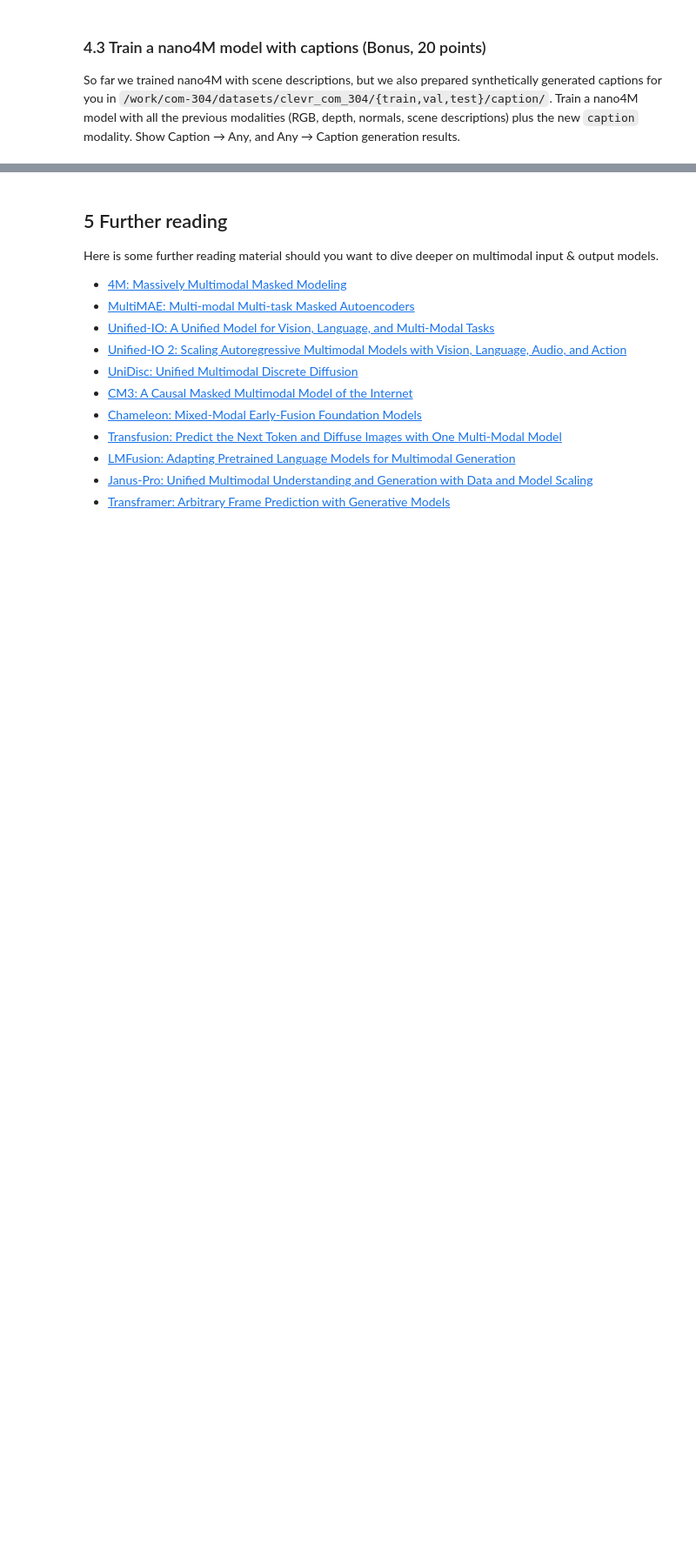
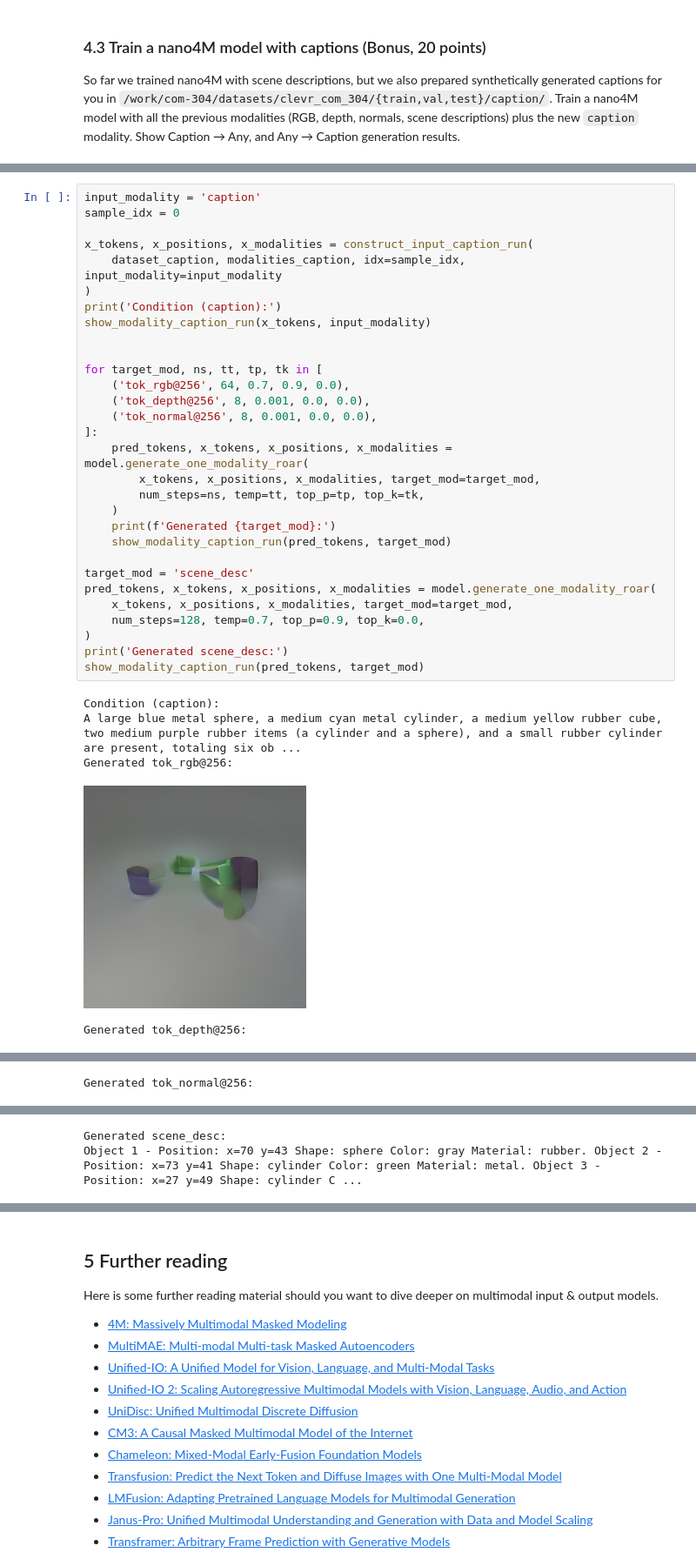
Before and after one commit to ZenWang00/2026-Spring-CS503-Visual-Intelligence-Homework, a Jupyter notebook: NanoFM_Homeworks/notebooks/CS503_FM_part3_nano4M.ipynb, the cells around one changed output, grey strips where cells are left out. Shown at 87% size. Drawn from its saved outputs; the diff is of its cells as text; blank space fills up the shorter version.

```diff
--- a/NanoFM_Homeworks/notebooks/CS503_FM_part3_nano4M.ipynb
+++ b/NanoFM_Homeworks/notebooks/CS503_FM_part3_nano4M.ipynb
@@ -778,0 +821,36 @@ Train a nano4M model with all the previous modalities (RGB, depth, normals, scen
+# %%
+input_modality = 'caption'
+sample_idx = 0
+
+x_tokens, x_positions, x_modalities = construct_input_caption_run(
+    dataset_caption, modalities_caption, idx=sample_idx, input_modality=input_modality
+)
+print('Condition (caption):')
+show_modality_caption_run(x_tokens, input_modality)
+
+
+for target_mod, ns, tt, tp, tk in [
+    ('tok_rgb@256', 64, 0.7, 0.9, 0.0),
+    ('tok_depth@256', 8, 0.001, 0.0, 0.0),
+    ('tok_normal@256', 8, 0.001, 0.0, 0.0),
+]:
+    pred_tokens, x_tokens, x_positions, x_modalities = model.generate_one_modality_roar(
+        x_tokens, x_positions, x_modalities, target_mod=target_mod,
+        num_steps=ns, temp=tt, top_p=tp, top_k=tk,
+    )
+    print(f'Generated {target_mod}:')
+    show_modality_caption_run(pred_tokens, target_mod)
+
+target_mod = 'scene_desc'
+pred_tokens, x_tokens, x_positions, x_modalities = model.generate_one_modality_roar(
+    x_tokens, x_positions, x_modalities, target_mod=target_mod,
+    num_steps=128, temp=0.7, top_p=0.9, top_k=0.0,
+)
+print('Generated scene_desc:')
+show_modality_caption_run(pred_tokens, target_mod)
+# %% [output]
+Condition (caption):
+A large blue metal sphere, a medium cyan metal cylinder, a medium yellow rubber cube, two medium purple rubber items (a cylinder and a sphere), and a small rubber cylinder are present, totaling six ob ...
+Generated tok_rgb@256:
+[figure, added]
+Generated tok_depth@256:
@@ -778,0 +858 @@ Train a nano4M model with all the previous modalities (RGB, depth, normals, scen
+Generated tok_normal@256:
@@ -778,0 +860,2 @@ Train a nano4M model with all the previous modalities (RGB, depth, normals, scen
+Generated scene_desc:
+Object 1 - Position: x=70 y=43 Shape: sphere Color: gray Material: rubber. Object 2 - Position: x=73 y=41 Shape: cylinder Color: green Material: metal. Object 3 - Position: x=27 y=49 Shape: cylinder C ...
```
Also changed, not shown: parts of 23 cells of this notebook, 1 other file.
